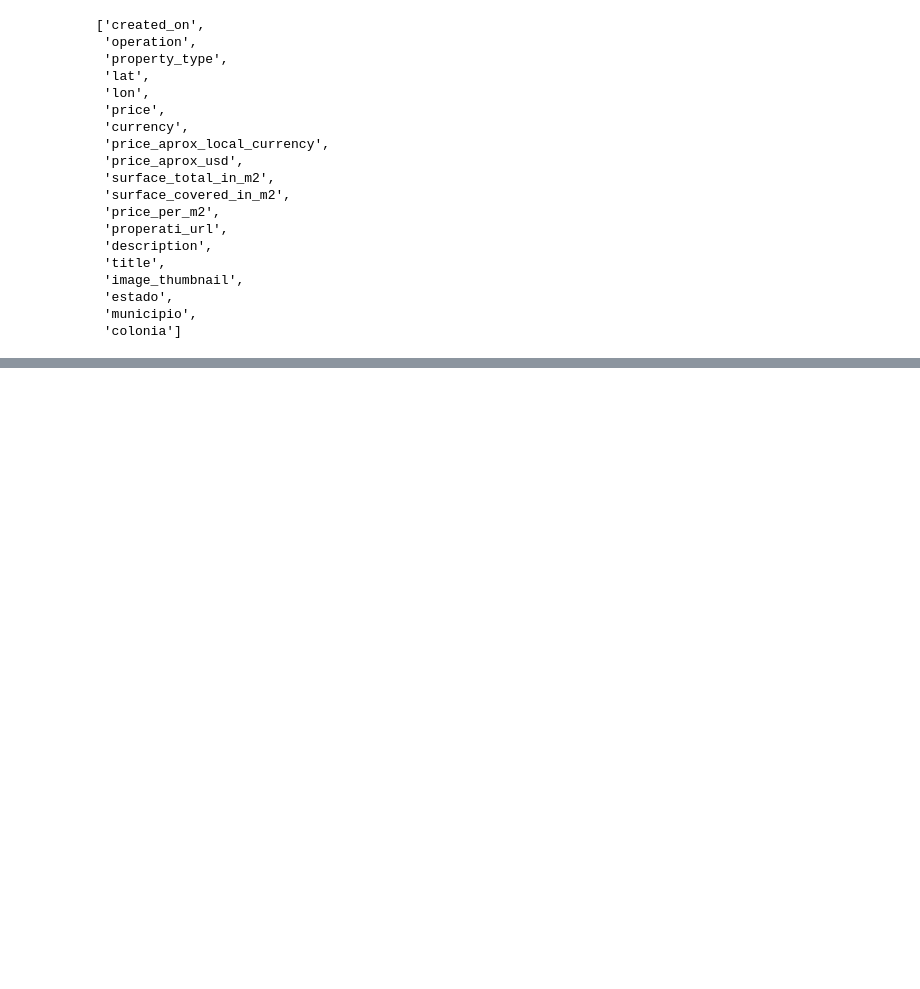
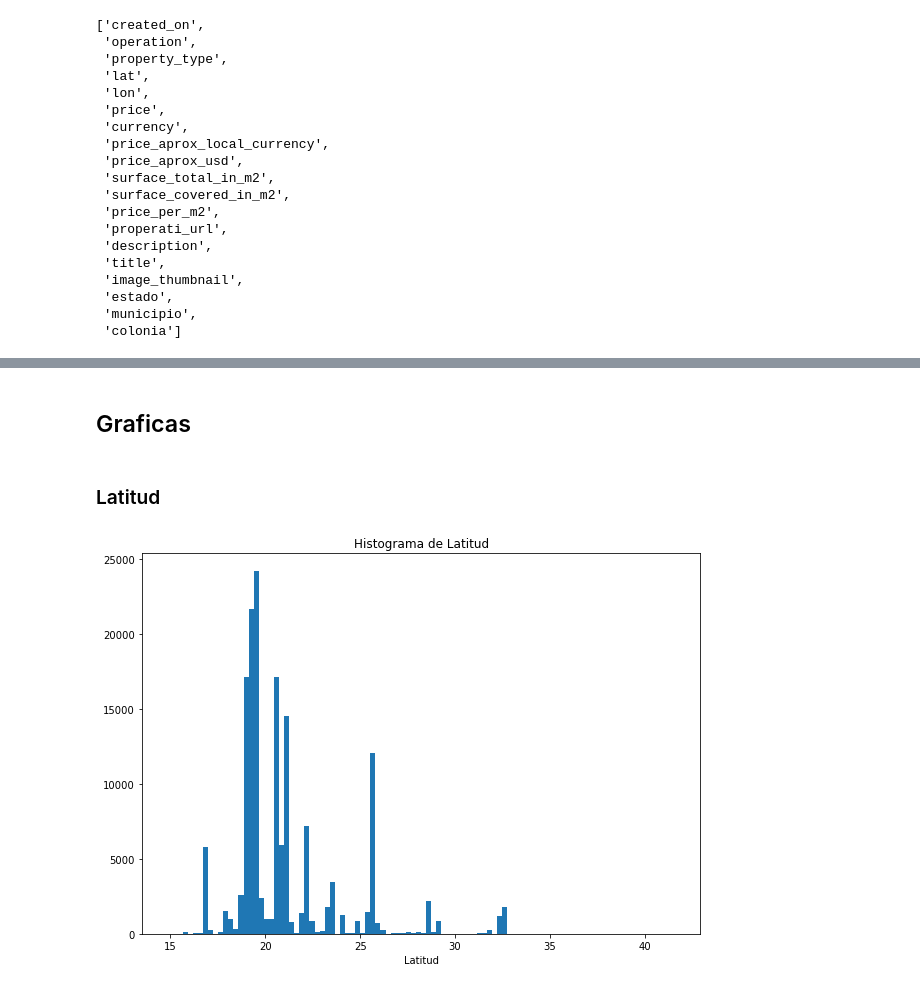
Before and after one commit to edco17/Real_Estate_Mexico, a Jupyter notebook: proyecto_final_Edgar_Cardoso.ipynb, the cells around one changed output, grey strips where cells are left out. Saved outputs shown, nothing was run; the diff lists cells and outputs as text; code cells hidden in the pictures; blank space fills up the shorter version.

```diff
--- a/proyecto_final_Edgar_Cardoso.ipynb
+++ b/proyecto_final_Edgar_Cardoso.ipynb
@@ -229,0 +258,12 @@ df.rename(columns = dict(zip(text, list(map(lambda x: 't_' + x, text)))), inplac
+# %% [markdown]
+## Graficas
+# %% [markdown]
+### Latitud
+# %%
+plt.figure(figsize=(10, 7))
+plt.hist(df['c_lat'], bins = 100)
+plt.xlabel('Latitud')
+plt.title('Histograma de Latitud')
+plt.show()
+# %% [output]
+[figure, added]
```
Also changed, not shown: parts of 46 cells of this notebook.
